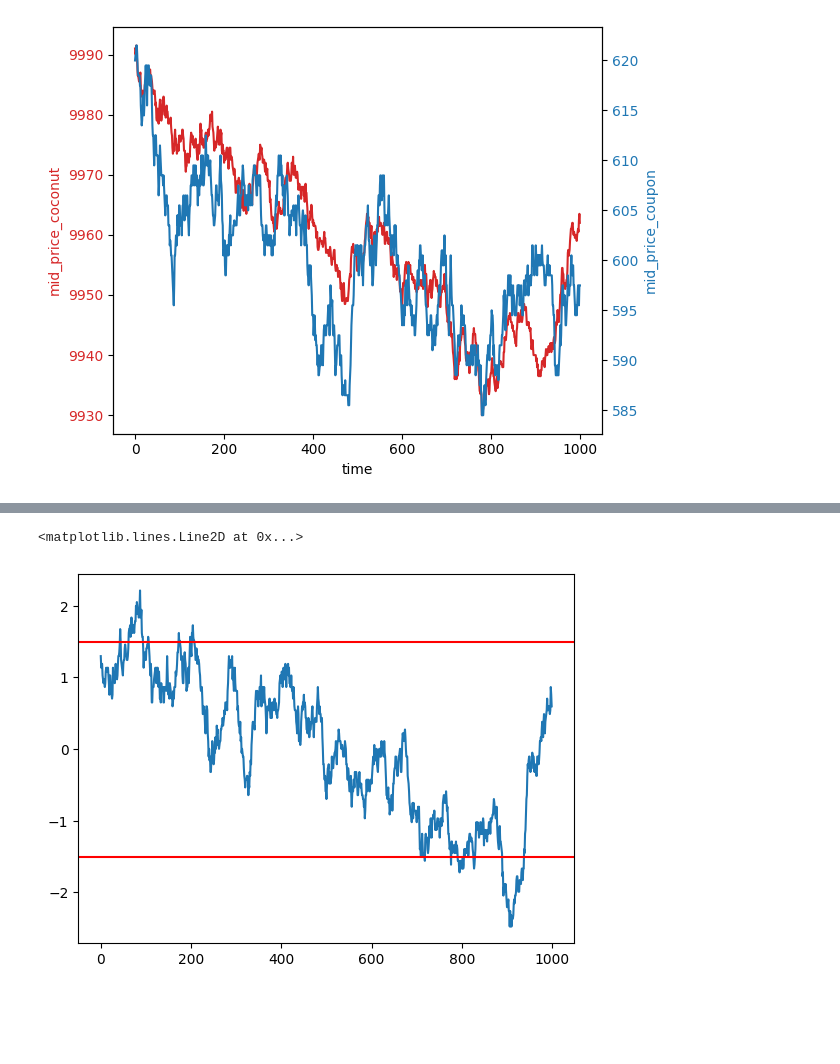
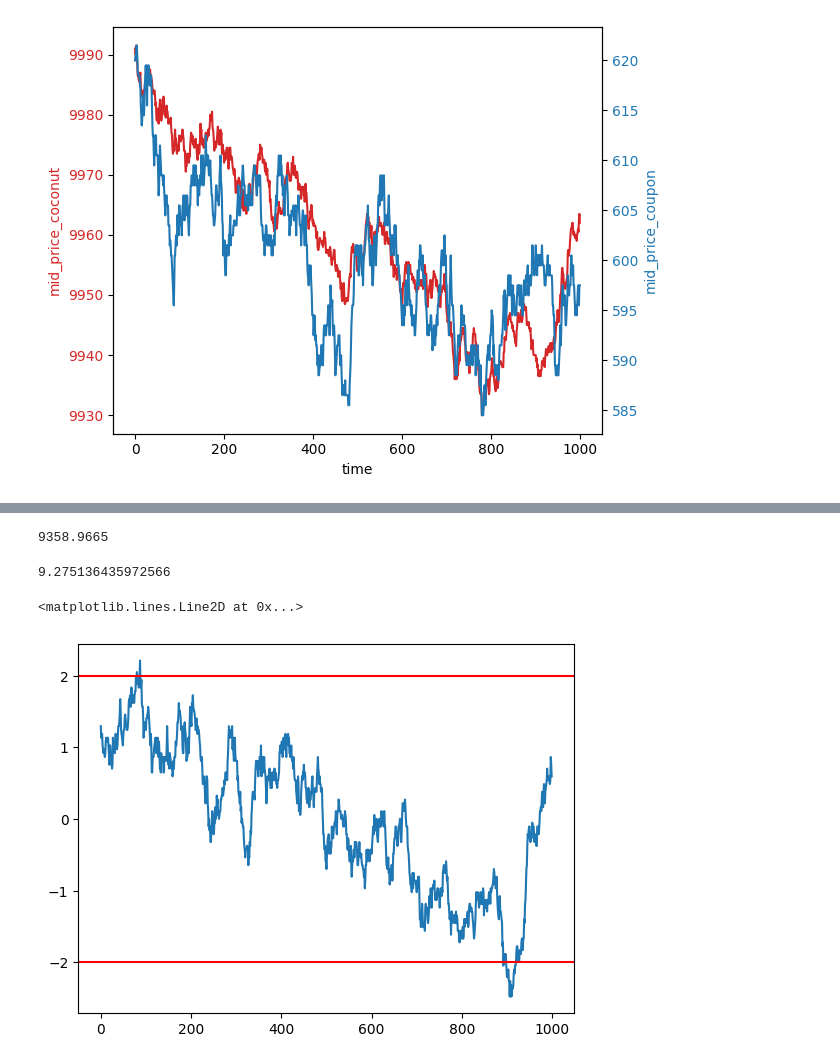
Before and after one commit to AlessandroMagna/prosperity-algo-trading, a Jupyter notebook: notebooks/Prosp_Round4.ipynb, the cells around one changed output, grey strips where cells are left out. Saved outputs shown, nothing was run; the diff lists cells and outputs as text; code cells hidden in the pictures; blank space fills up the shorter version.

```diff
--- a/notebooks/Prosp_Round4.ipynb
+++ b/notebooks/Prosp_Round4.ipynb
@@ -216,11 +225,19 @@ spread_test_standardized = (spread_test - spread_test.mean()) / spread_test.std(
+# %%
+spread_test.mean()
+# %% [output]
+9358.9665
+# %%
+spread_test.std()
+# %% [output]
+9.275136435972566
 # %%
 spread_test_standardized.plot()
 #add horizontal lines at +-1.5
-plt.axhline(y=1.5, color='r', linestyle='-')
-plt.axhline(y=-1.5, color='r', linestyle='-')
+plt.axhline(y=2, color='r', linestyle='-')
+plt.axhline(y=-2, color='r', linestyle='-')
 # %% [output]
 <matplotlib.lines.Line2D at 0x...>
-[figure, old version]
+[figure, new version]
 # %%
 #TODO: CHECK HOW THE THRESHOLDS VARY USING AN EXPANDING WINDOW TO CALCULATE THE MEAN AND STD OF THE SPREAD
 #calculate the average and std of the spread using an expanding window
```
Also changed, not shown: parts of 5 cells of this notebook, 2 other files.
